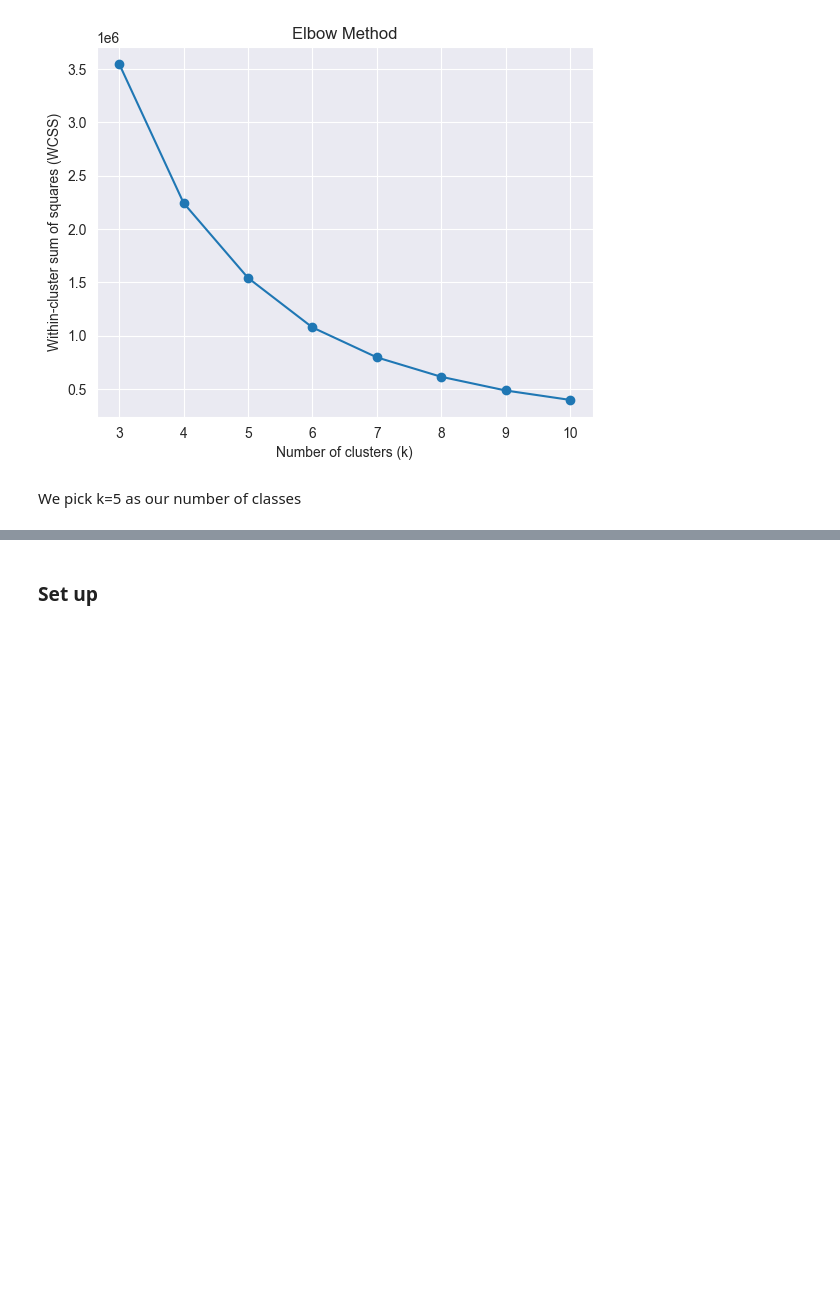
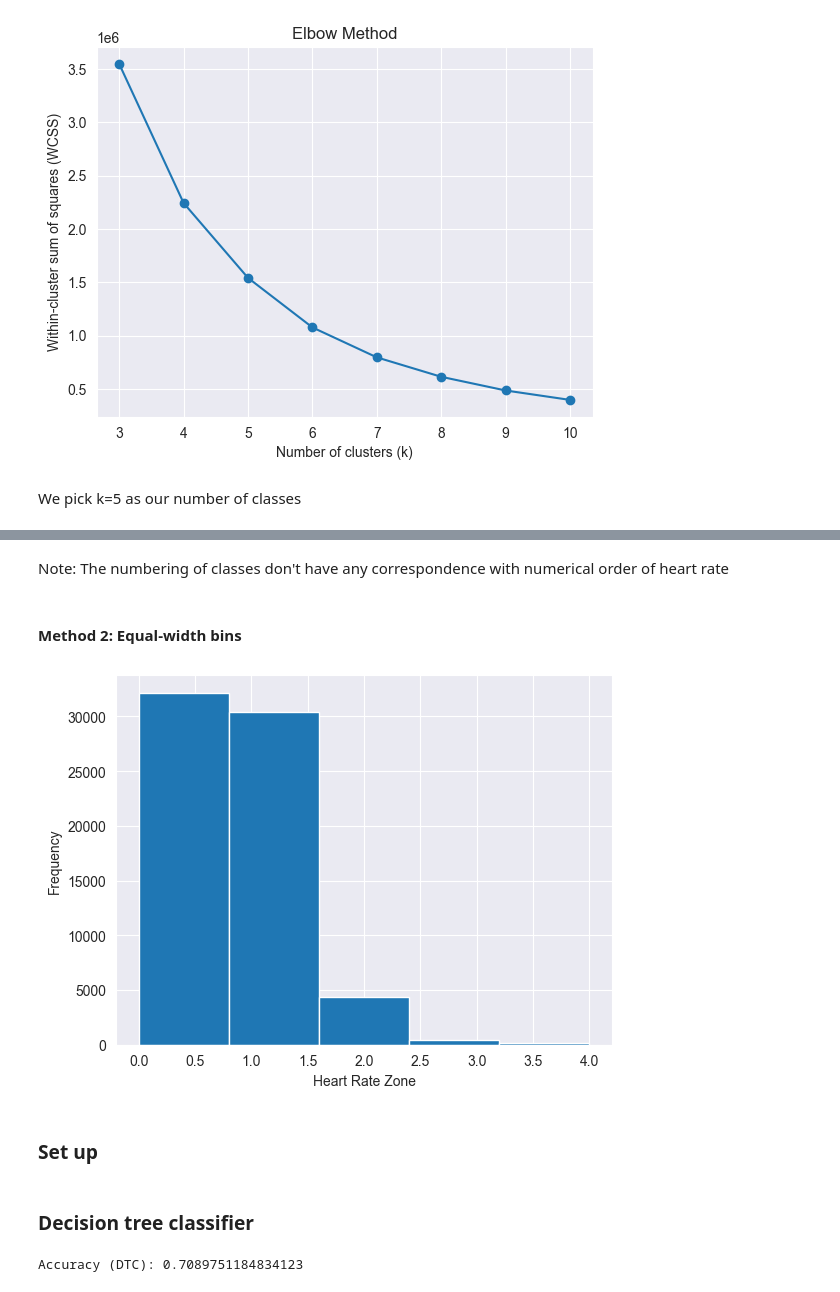
Before and after one commit to saran-sankar/fit-da, a Jupyter notebook: activity.ipynb, the cells around one changed output, grey strips where cells are left out. Saved outputs shown, nothing was run; the diff lists cells and outputs as text; code cells hidden in the pictures; blank space fills up the shorter version.

```diff
--- a/activity.ipynb
+++ b/activity.ipynb
@@ -742,3 +747,18 @@ df_new
+# %% [markdown]
+Note: The numbering of classes don't have any correspondence with numerical order of heart rate
+# %% [markdown]
+#### Method 2: Equal-width bins
+# %%
+# Create Heart Rate Zones by dividing Average Heart Rate into equal-width bins
+df_new['Heart Rate Zone'] = pd.cut(df_new['Average Heart Rate'], bins=5, labels=False)
+
+#Plot the histogram
+plt.hist(df_new['Heart Rate Zone'], bins=5)
+plt.xlabel('Heart Rate Zone')
+plt.ylabel('Frequency')
+plt.show()
+# %% [output]
+[figure, added]
 # %% [markdown]
 ### Set up
 # %%
@@ -749,0 +784,11 @@ classification_features = ['TotalSteps', 'TotalDistance', 'TrackerDistance',
+# %% [markdown]
+### Decision tree classifier
+# %%
+# Decision tree classifier
+dtc = DecisionTreeClassifier()
+dtc.fit(X_train, y_train)
+dtc_pred = dtc.predict(X_test)
+dtc_acc = accuracy_score(y_test, dtc_pred)
+print(f'Accuracy (DTC): {dtc_acc}')
+# %% [output]
+Accuracy (DTC): 0.7089751184834123
```
Also changed, not shown: parts of 26 cells of this notebook.
